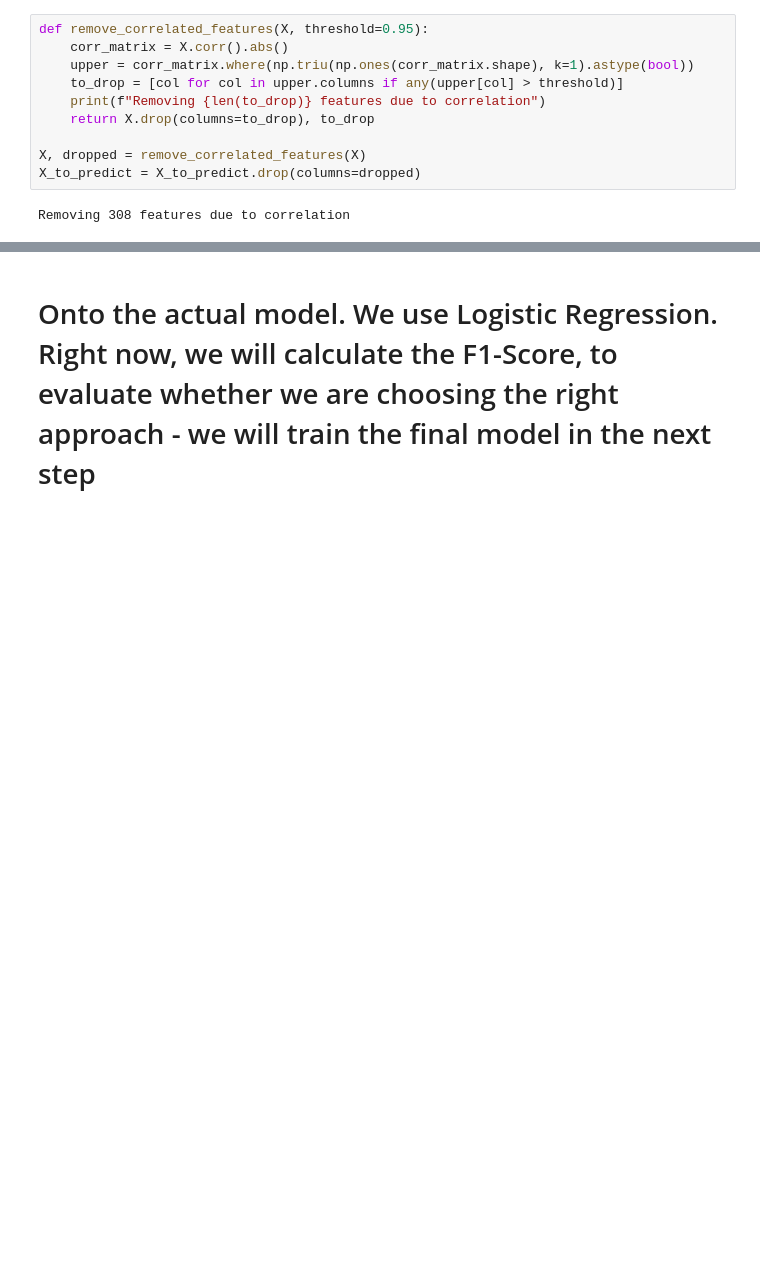
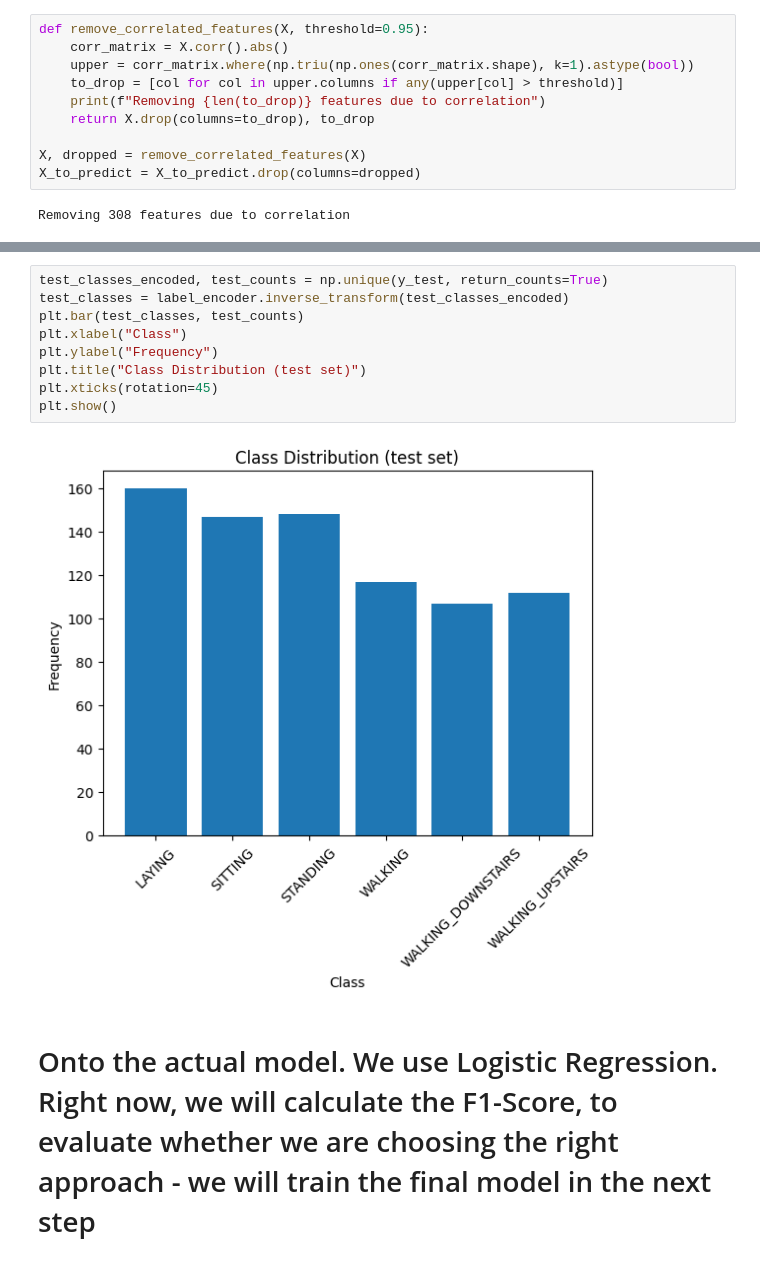
Before and after one commit to TymurNazarenko/DataChallenge, a Jupyter notebook: prediction.ipynb, the cells around one changed output, grey strips where cells are left out. Drawn from its saved outputs; the diff is of its cells as text; blank space fills up the shorter version.

```diff
--- a/prediction.ipynb
+++ b/prediction.ipynb
@@ -62,3 +93,14 @@ Removing 308 features due to correlation
+# %%
+test_classes_encoded, test_counts = np.unique(y_test, return_counts=True)
+test_classes = label_encoder.inverse_transform(test_classes_encoded)
+plt.bar(test_classes, test_counts)
+plt.xlabel("Class")
+plt.ylabel("Frequency")
+plt.title("Class Distribution (test set)")
+plt.xticks(rotation=45)
+plt.show()
+# %% [output]
+[figure, added]
 # %% [markdown]
 # Onto the actual model. We use Logistic Regression. Right now, we will calculate the F1-Score, to evaluate whether we are choosing the right approach - we will train the final model in the next step
 # %%
```
Also changed, not shown: parts of 7 cells of this notebook, 2 other files.
